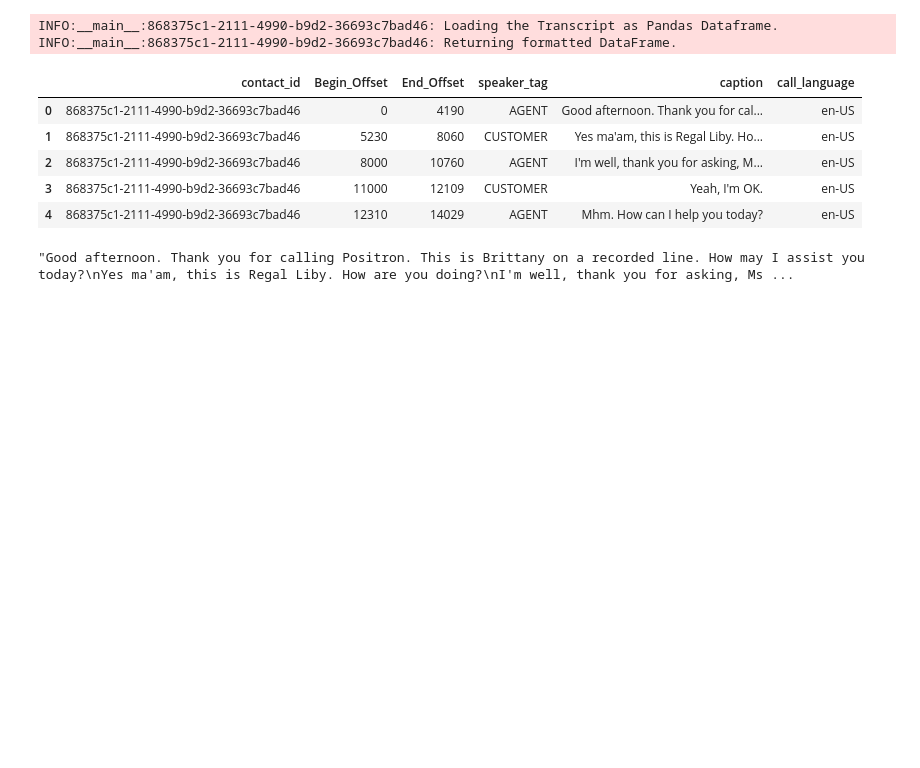
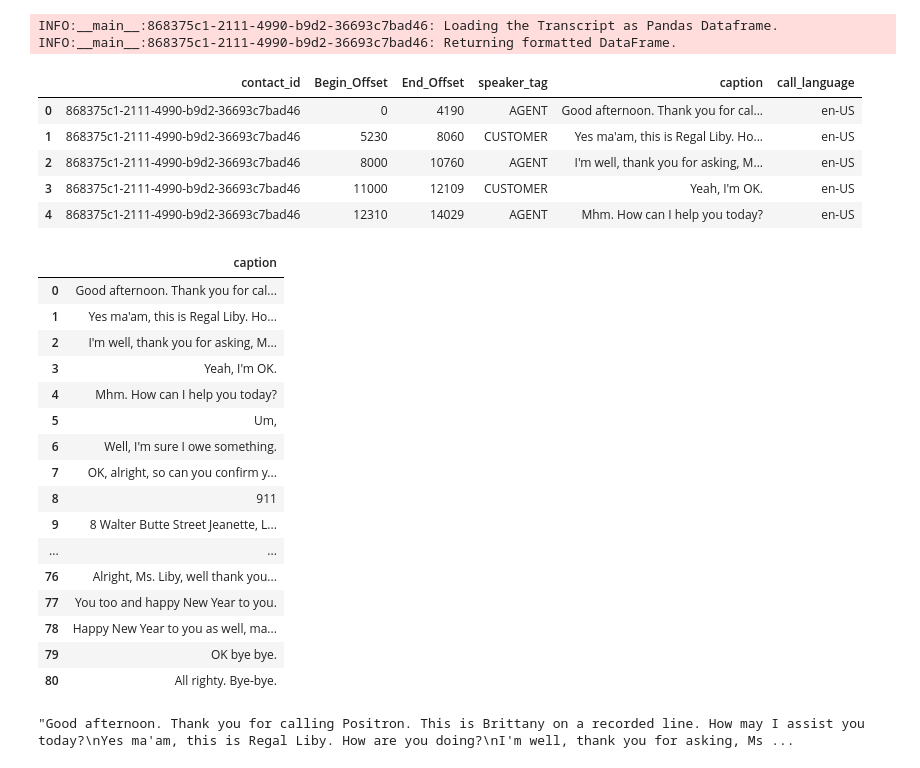
Before and after one commit to ssinghposigen/dev-voice-ai-gcp, a Jupyter notebook: surya_yj/Work_YJ.ipynb, the cells around one changed output. Drawn from its saved outputs; the diff is of its cells as text; code cells hidden in the pictures; blank space fills up the shorter version.

```diff
--- a/surya_yj/Work_YJ.ipynb
+++ b/surya_yj/Work_YJ.ipynb
@@ -88,7 +88,25 @@ result.head()
 # %%
 result[['caption']]
 
-output = None
+# output = None
+# %% [output]
+|  | caption |
+| 0 | Good afternoon. Thank you for cal... |
+| 1 | Yes ma'am, this is Regal Liby. Ho... |
+| 2 | I'm well, thank you for asking, M... |
+| 3 | Yeah, I'm OK. |
+| 4 | Mhm. How can I help you today? |
+| 5 | Um, |
+| 6 | Well, I'm sure I owe something. |
+| 7 | OK, alright, so can you confirm y... |
+| 8 | 911 |
+| 9 | 8 Walter Butte Street Jeanette, L... |
+| ... | ... |
+| 76 | Alright, Ms. Liby, well thank you... |
+| 77 | You too and happy New Year to you. |
+| 78 | Happy New Year to you as well, ma... |
+| 79 | OK bye bye. |
+| 80 | All righty. Bye-bye. |
 # %%
 unmasked_caltions = "\n".join(result['caption'])
 # %%
```
Also changed, not shown: parts of 11 cells of this notebook, 5 other files.
